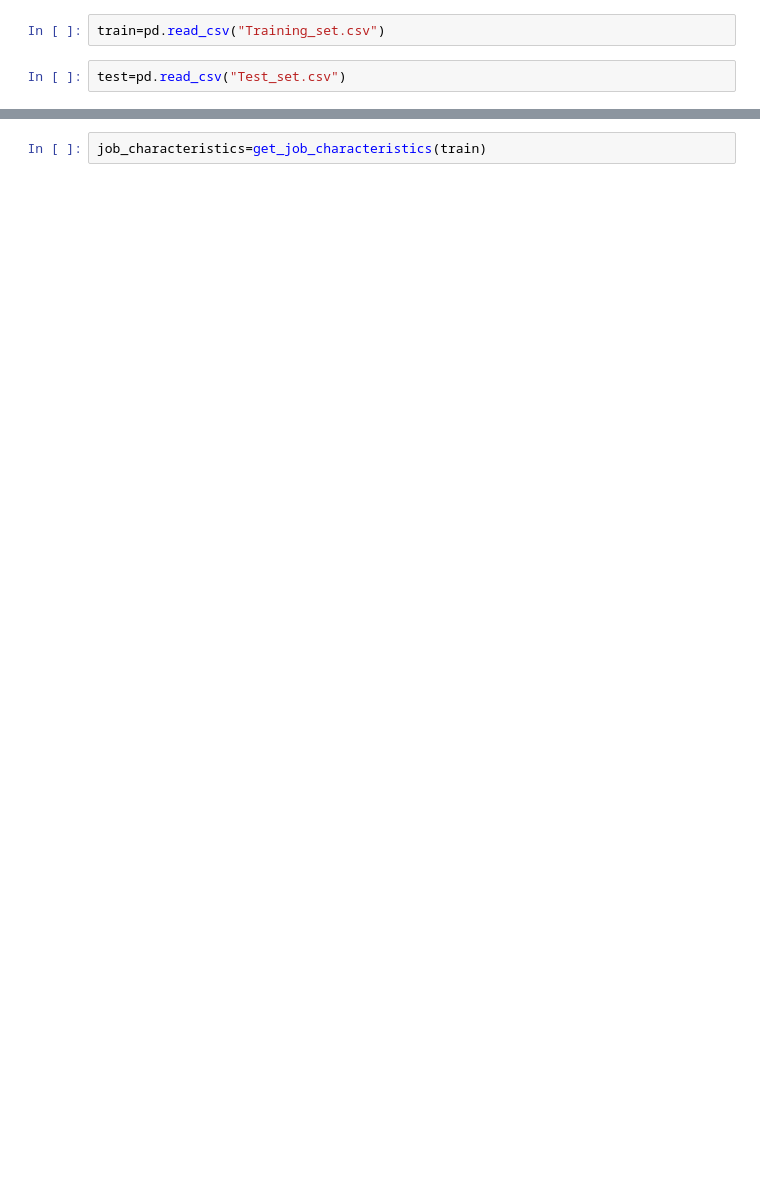
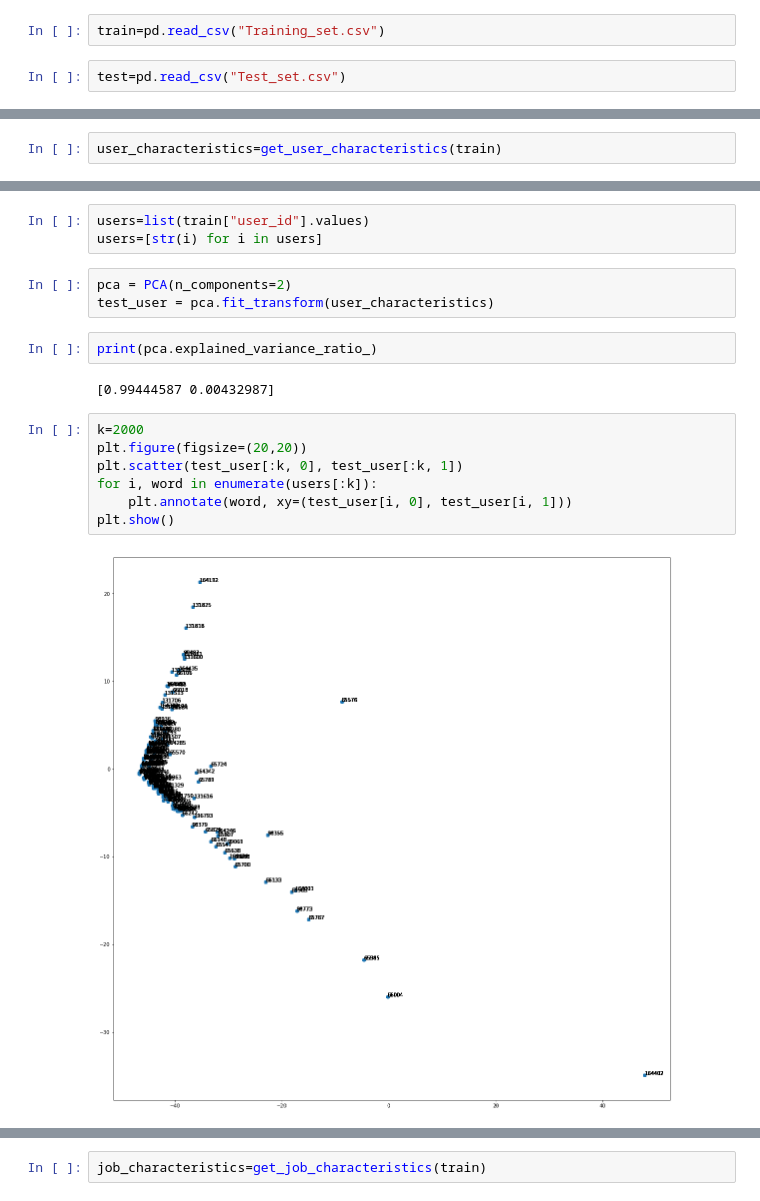
Before and after one commit to Lassanabright/Bright_Network-Data_Science, a Jupyter notebook: Word_Embedding.ipynb, the cells around one changed output, grey strips where cells are left out. Cells and saved outputs as stored; diff of their text form; blank space fills up the shorter version.

```diff
--- a/Word_Embedding.ipynb
+++ b/Word_Embedding.ipynb
@@ -63,0 +184,2 @@ def get_job_characteristics(df):
+# %%
+user_characteristics=get_user_characteristics(train)
@@ -63,0 +218,19 @@ def get_job_characteristics(df):
+# %%
+users=list(train["user_id"].values)
+users=[str(i) for i in users]
+# %%
+pca = PCA(n_components=2)
+test_user = pca.fit_transform(user_characteristics)
+# %%
+print(pca.explained_variance_ratio_)
+# %% [output]
+[0.99444587 0.00432987]
+# %%
+k=2000
+plt.figure(figsize=(20,20))
+plt.scatter(test_user[:k, 0], test_user[:k, 1])
+for i, word in enumerate(users[:k]):
+    plt.annotate(word, xy=(test_user[i, 0], test_user[i, 1]))
+plt.show()
+# %% [output]
+[figure, added]
```
Also changed, not shown: parts of 74 cells of this notebook, 2 other files.
